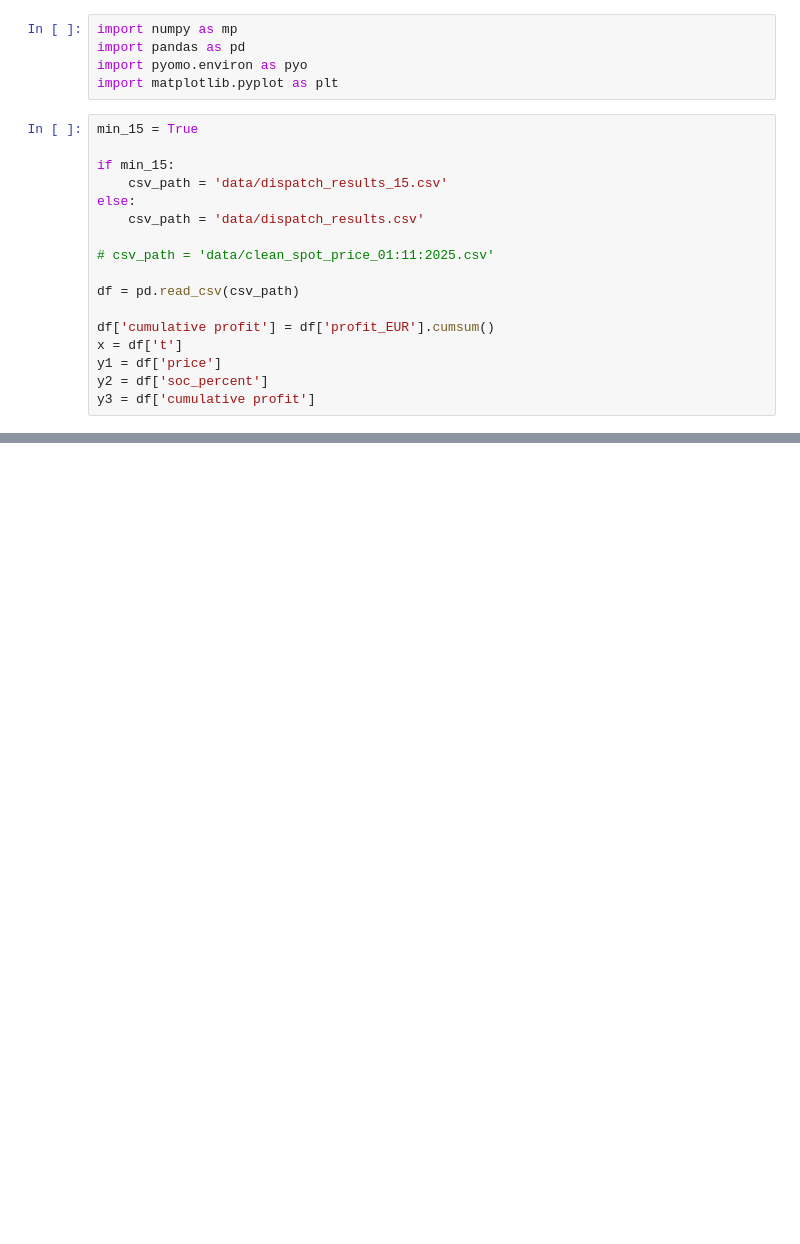
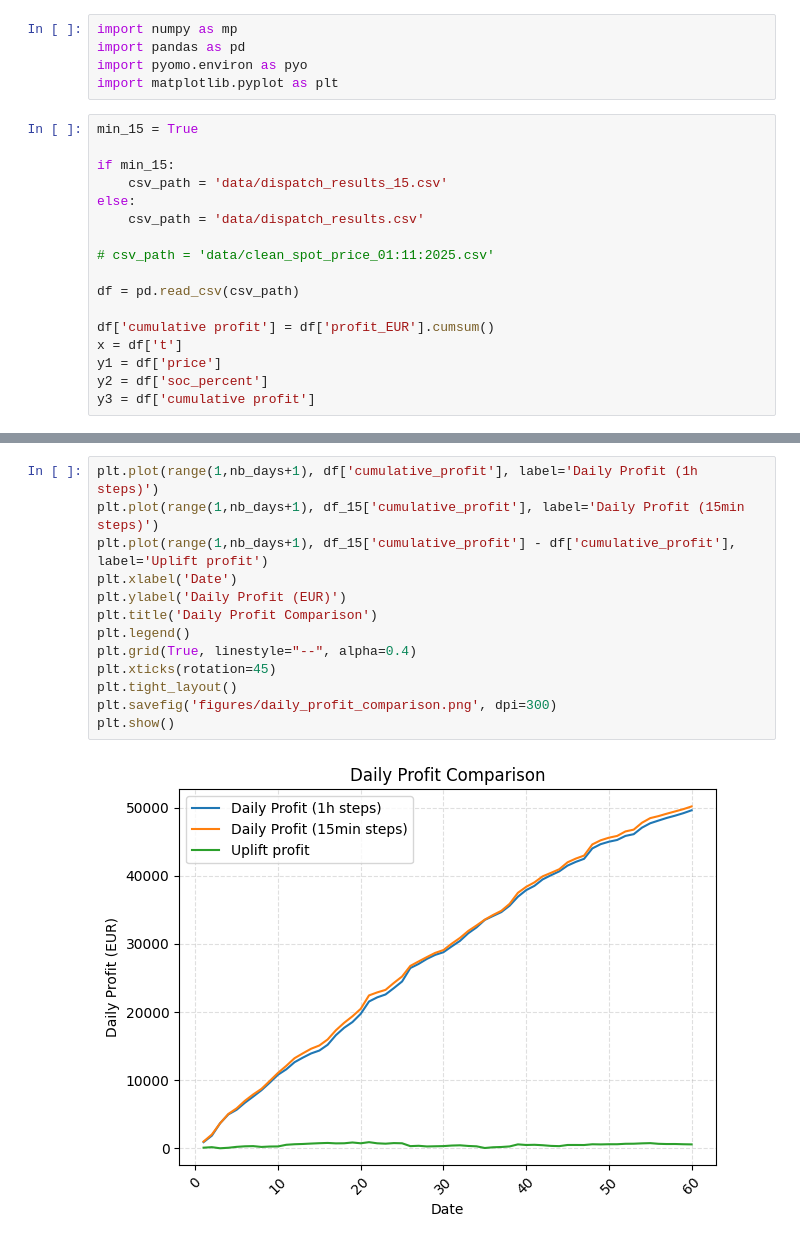
Before and after one commit to PierreG25/Battery-Optimization, a Jupyter notebook: visualization.ipynb, the cells around one changed output, grey strips where cells are left out. Drawn from its saved outputs; the diff is of its cells as text; blank space fills up the shorter version.

```diff
--- a/visualization.ipynb
+++ b/visualization.ipynb
@@ -96,0 +128,15 @@ plt.show()
+# %%
+plt.plot(range(1,nb_days+1), df['cumulative_profit'], label='Daily Profit (1h steps)')
+plt.plot(range(1,nb_days+1), df_15['cumulative_profit'], label='Daily Profit (15min steps)')
+plt.plot(range(1,nb_days+1), df_15['cumulative_profit'] - df['cumulative_profit'], label='Uplift profit')
+plt.xlabel('Date')
+plt.ylabel('Daily Profit (EUR)')
+plt.title('Daily Profit Comparison')
+plt.legend()
+plt.grid(True, linestyle="--", alpha=0.4)
+plt.xticks(rotation=45)
+plt.tight_layout()
+plt.savefig('figures/daily_profit_comparison.png', dpi=300)
+plt.show()
+# %% [output]
+[figure, added]
```
Also changed, not shown: parts of 5 cells of this notebook, 14 other files.
